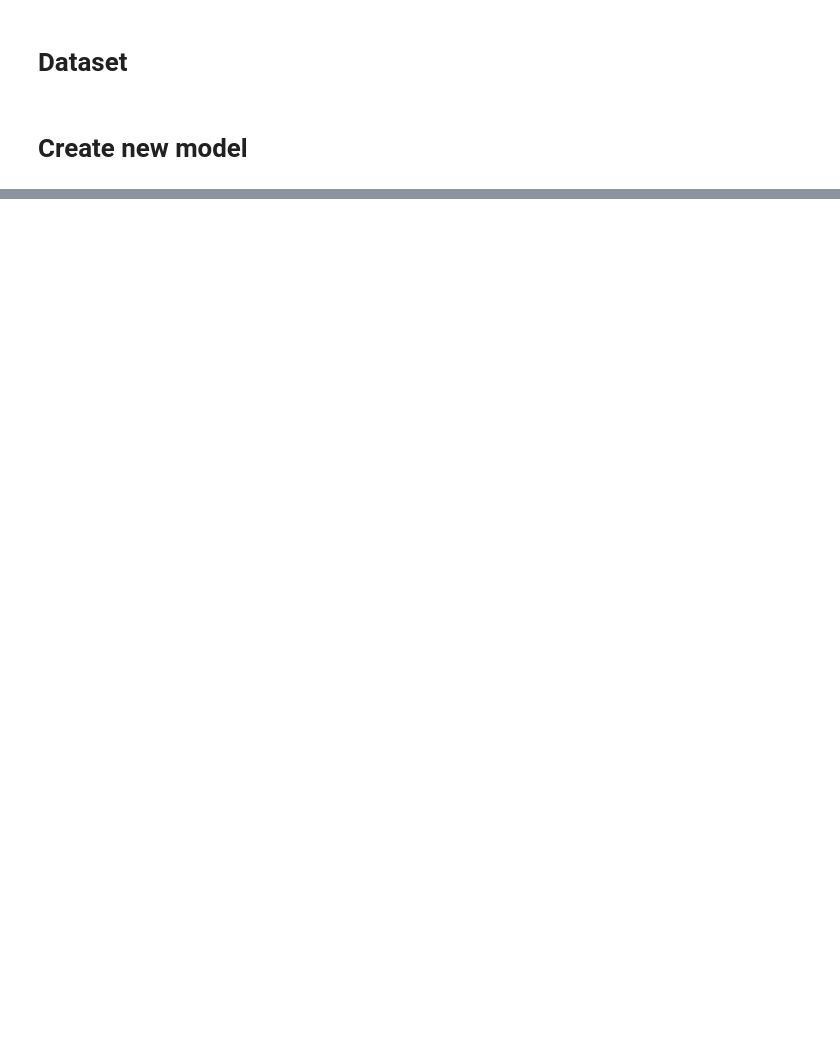
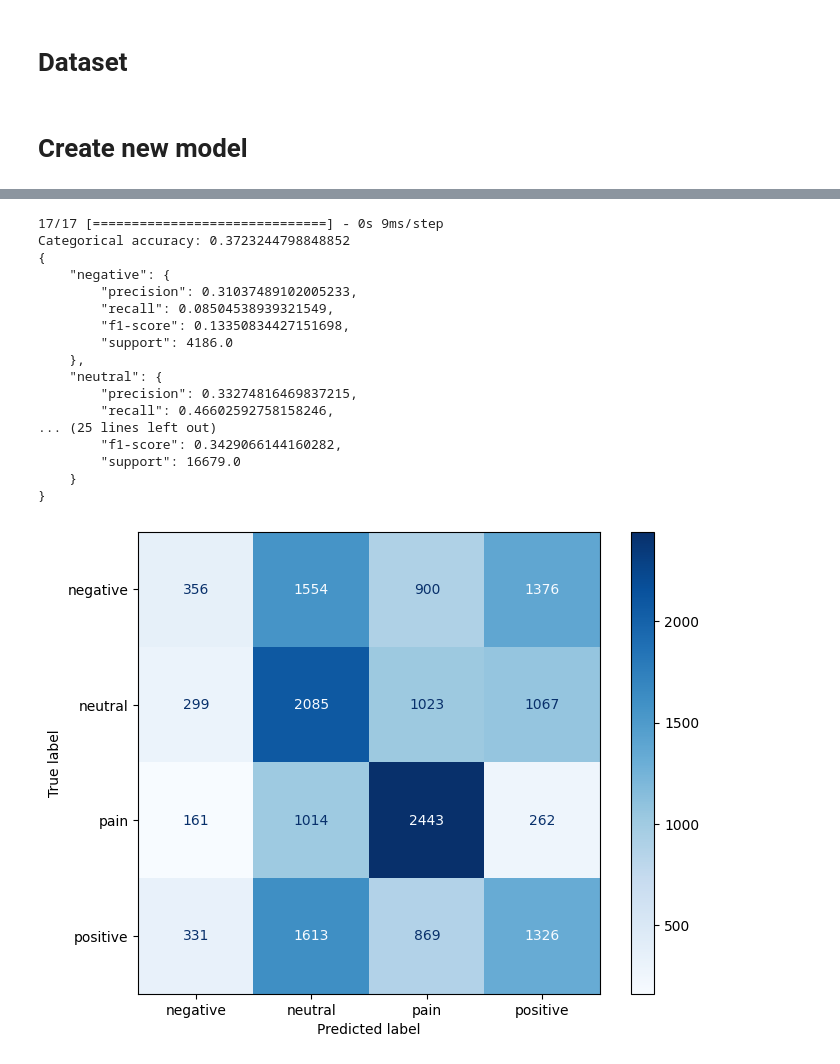
Before and after one commit to trucomanx/fcnn_emotion4, a Jupyter notebook: create/training_holdout.ipynb, the cells around one changed output, grey strips where cells are left out. Cells and saved outputs as stored; diff of their text form; code cells hidden in the pictures; blank space fills up the shorter version.

```diff
--- a/create/training_holdout.ipynb
+++ b/create/training_holdout.ipynb
@@ -180,15 +180,18 @@ print('test:',test_data_array.shape)
 
 train_data_generator = sda.DataAugmentationEncDecGenerator(training_data_array,
                                     batch_size=BATCH_SIZE,
-                                    augment_fn=lambda X: slt.batch_random_rotate_coordinates(X,angle=ANGLE));
+                                    augment_fn=lambda X: slt.batch_random_rotate_coordinates(X,angle=ANGLE),
+                                    shuffle=True);
 
 valid_data_generator = sda.DataAugmentationEncDecGenerator(validation_data_array,
                                         batch_size=BATCH_SIZE,
-                                        augment_fn=None);
+                                        augment_fn=None,
+                                        shuffle=True);
 
 test_data_generator = sda.DataAugmentationEncDecGenerator(   test_data_array,
                                             batch_size=BATCH_SIZE,
-                                            augment_fn=None);
+                                            augment_fn=None,
+                                            shuffle=False);
 # %% [output]
 train: (21594, 51)
 val: (5399, 51)
@@ -350,17 +366,20 @@ tf.keras.backend.clear_session()
 training_dataset = sda.DataAugmentationClsGenerator(training_data_array,
                                                     training_df.iloc[:,51].values,
                                                     batch_size=BATCH_SIZE,
-                                                    augment_fn=lambda X: slt.batch_random_rotate_coordinates(X,angle=ANGLE));
+                                                    augment_fn=lambda X: slt.batch_random_rotate_coordinates(X,angle=ANGLE),
+                                                    shuffle=True);
 
 validation_dataset = sda.DataAugmentationClsGenerator(  validation_data_array,
                                                         validation_df.iloc[:,51].values,
                                                         batch_size=BATCH_SIZE,
-                                                        augment_fn=None);
+                                                        augment_fn=None,
+                                                        shuffle=True);
 
 test_dataset = sda.DataAugmentationClsGenerator(test_data_array,
                                                 test_df.iloc[:,51].values,
                                                 batch_size=BATCH_SIZE,
-                                                augment_fn=None);
+                                                augment_fn=None,
+                                                shuffle=False);
 # %% [markdown]
 # Create new model
 # %%
@@ -447,0 +517,58 @@ tf.keras.backend.clear_session()
+# %%
+from sklearn.metrics import classification_report,confusion_matrix
+from sklearn.metrics import ConfusionMatrixDisplay
+import matplotlib.pyplot as plt
+
+target_names = ['negative','neutral','pain','positive'];
+
+# Predict
+Y_pred = model.predict(test_dataset,verbose=1);
+y_pred = np.argmax(Y_pred, axis=1);
+
+# Calculate accuracy
+categorical_accuracy = np.mean(test_dataset.classes == y_pred);
+print(f'Categorical accuracy: {categorical_accuracy}');
+
+# Confusion matrix
+CM=confusion_matrix(test_dataset.classes, y_pred);
+
+fname=os.path.join(output_dir,"confusion_matrix_cls.eps");
+fig, ax = plt.subplots(figsize=(8,6), dpi=100)
+disp = ConfusionMatrixDisplay(confusion_matrix=CM, display_labels=target_names)
+disp.plot(ax=ax,cmap=plt.cm.Blues)
+plt.savefig(fname)
+
+cm_dict=dict();
+cm_dict['matrix']=CM.tolist();
+cm_dict['label']=target_names;
+# final all json
+with open(os.path.join(output_dir,"confusion_matrix_cls.json"), 'w') as f:
+    json.dump(cm_dict, f,indent=4);
+    f.close()
+
+# Classification report
+fname=os.path.join(output_dir,"classification_report_cls.json")
+dict_dat=classification_report(test_dataset.classes, y_pred, target_names=target_names,output_dict=True);
+print(json.dumps(dict_dat, indent=4))
+with open(fname, 'w') as f:
+    json.dump(dict_dat, f,indent=4);
+    f.close()
+# %% [output]
+17/17 [==============================] - 0s 9ms/step
+Categorical accuracy: 0.3723244798848852
+{
+    "negative": {
+        "precision": 0.31037489102005233,
+        "recall": 0.08504538939321549,
+        "f1-score": 0.13350834427151698,
+        "support": 4186.0
+    },
+    "neutral": {
+        "precision": 0.33274816469837215,
+        "recall": 0.46602592758158246,
+... (25 lines left out)
+        "f1-score": 0.3429066144160282,
+        "support": 16679.0
+    }
+}
+[figure, added]
```
Also changed, not shown: parts of 11 cells of this notebook, 5 other files.
